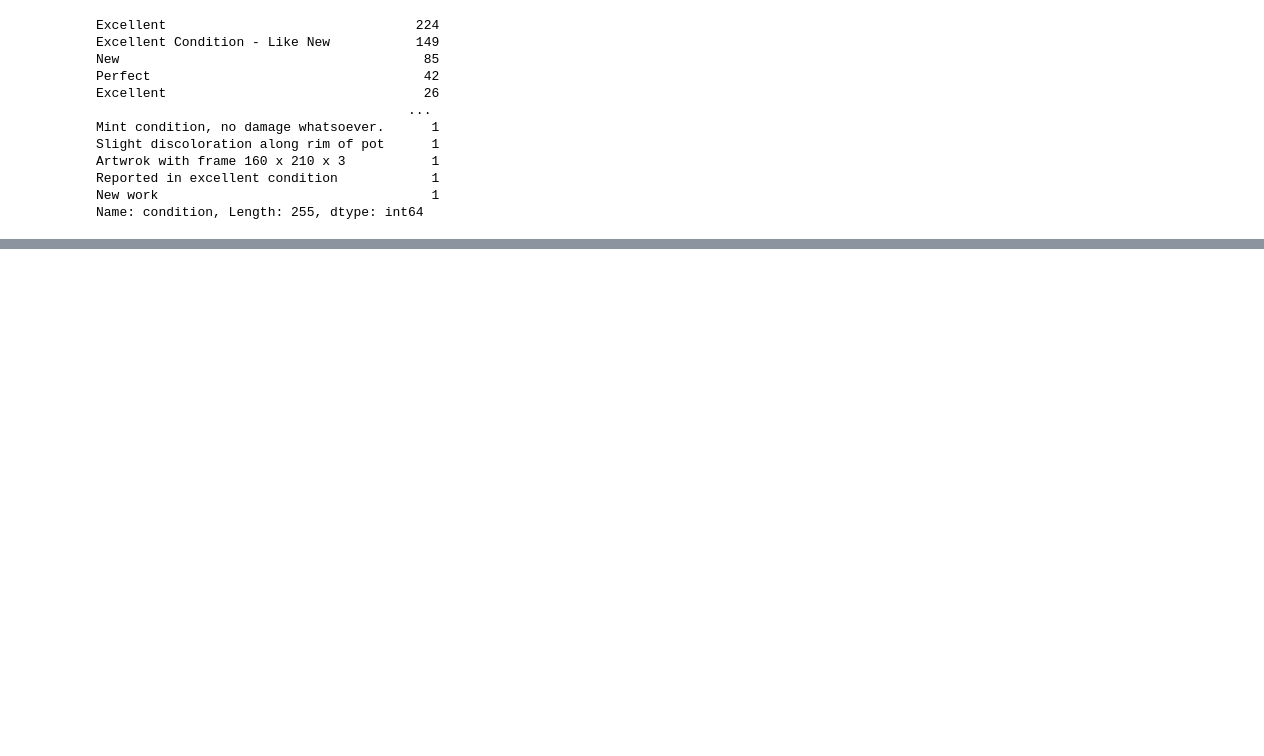
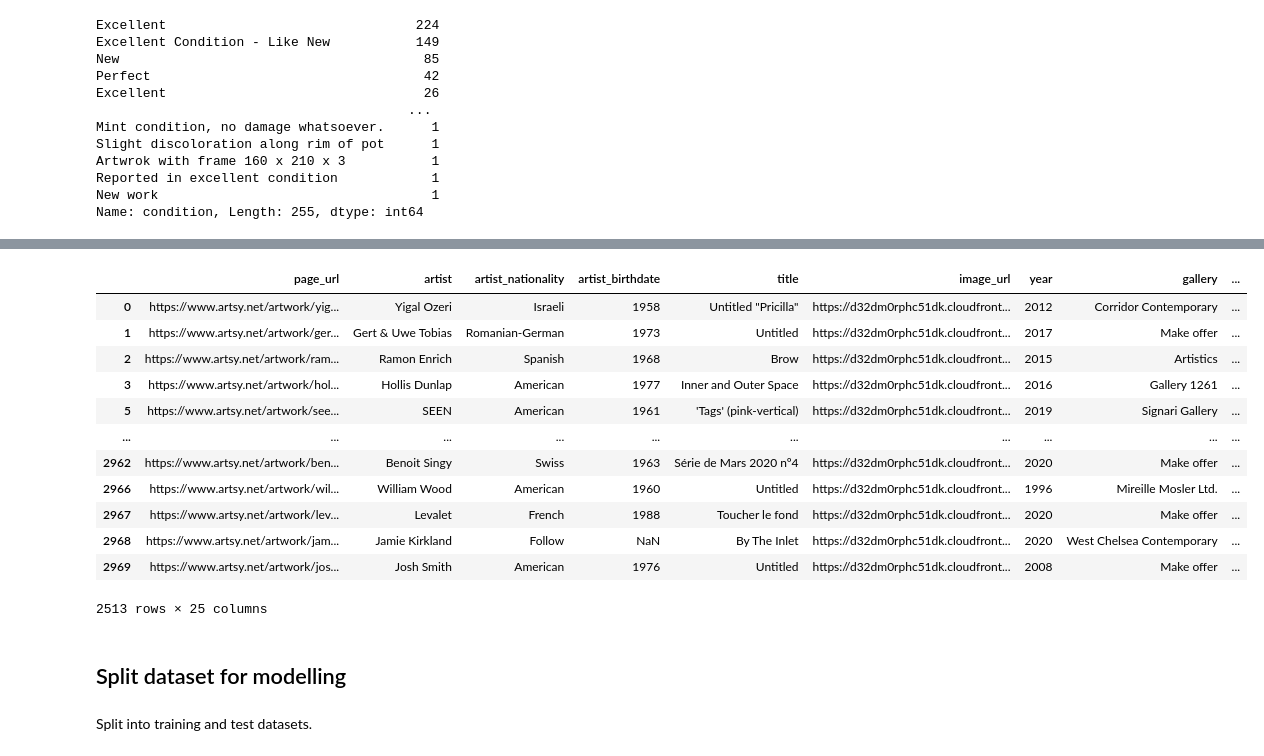
Before and after one commit to studioljw/ArtsyCollector, a Jupyter notebook: artsy_model.ipynb, the cells around one changed output, grey strips where cells are left out. Saved outputs shown, nothing was run; the diff lists cells and outputs as text; code cells hidden in the pictures; blank space fills up the shorter version.

```diff
--- a/artsy_model.ipynb
+++ b/artsy_model.ipynb
@@ -563,8 +564,8 @@ def rateUniqueness(entry):
     else:
         return False
 
-artsy_listings['isUnique'] = artsy_listings['classification'].apply(rateUniqueness)
-print(artsy_listings['isUnique'].dtype)
+artsy_listings['unique'] = artsy_listings['classification'].apply(rateUniqueness)
+print(artsy_listings['unique'].dtype)
 # %% [output]
 bool
 # %% [markdown]
@@ -635,0 +631,24 @@ def rateSignature(entry):
+# %%
+def rateSignature(entry):
+    signature_types = ["hand-signed", "signed"]
+    non_signature_types = ["not signed", "unsigned"]
+
+    if type(entry) == float:
+        return "unknown"
+    elif any(([True if category in entry.lower() else False for category in signature_types])) and not any(([True if category in entry.lower() else False for category in non_signature_types])):
+        return "signed"
+    elif "stamped" in entry.lower() or "stamp" in entry.lower():
+        return "stamped"
+    elif "sticker" in entry.lower():
+        return "sticker"
+    elif "certificate" in entry.lower():
+        return "certificate"
+    elif any(([True if category in entry.lower() else False for category in non_signature_types])):
+        return "unsigned"
+    else:
+        return "other mark"
+
+artsy_listings['artist_mark'] = artsy_listings['signed'].apply(rateSignature)
+artsy_listings['artist_mark'] = artsy_listings['artist_mark'].astype("category")
+
+print(artsy_listings['artist_mark'].dtype)
@@ -637,0 +704,9 @@ def rateSignature(entry):
+# %%
+def rateAuthentication(entry):
+    if type(entry) == str and entry.lower() == "included":
+        return True
+    else:
+        return False
+
+artsy_listings['authenticated'] = artsy_listings['authenticated'].apply(rateAuthentication)
+print(artsy_listings['authenticated'].dtype)
@@ -639,0 +740,4 @@ def rateSignature(entry):
+# %%
+artsy_listings['framed'] = artsy_listings['framed'].apply(lambda x: False if x.lower() == "not included" else True)
+
+print(artsy_listings['framed'].dtype)
@@ -666,0 +820,21 @@ with pd.option_context('display.max_rows', None, 'display.max_columns', None):
+# %%
+artsy_listings_cleaned = artsy_listings[['title', 'year', 'medium', 'area', 'volume', 'unique', 'artist_mark', 'authenticated', 'framed']]
+display(artsy_listings)
+# %% [output]
+|  | page_url | artist | artist_nationality | artist_birthdate | title | image_url | year | gallery | ... |
+| 0 | https://www.artsy.net/artwork/yig... | Yigal Ozeri | Israeli | 1958 | Untitled "Pricilla" | https://d32dm0rphc51dk.cloudfront... | 2012 | Corridor Contemporary | ... |
+| 1 | https://www.artsy.net/artwork/ger... | Gert & Uwe Tobias | Romanian-German | 1973 | Untitled | https://d32dm0rphc51dk.cloudfront... | 2017 | Make offer | ... |
+| 2 | https://www.artsy.net/artwork/ram... | Ramon Enrich | Spanish | 1968 | Brow | https://d32dm0rphc51dk.cloudfront... | 2015 | Artistics | ... |
+| 3 | https://www.artsy.net/artwork/hol... | Hollis Dunlap | American | 1977 | Inner and Outer Space | https://d32dm0rphc51dk.cloudfront... | 2016 | Gallery 1261 | ... |
+| 5 | https://www.artsy.net/artwork/see... | SEEN | American | 1961 | 'Tags' (pink-vertical) | https://d32dm0rphc51dk.cloudfront... | 2019 | Signari Gallery | ... |
+| ... | ... | ... | ... | ... | ... | ... | ... | ... | ... |
+| 2962 | https://www.artsy.net/artwork/ben... | Benoit Singy | Swiss | 1963 | Série de Mars 2020 nº4 | https://d32dm0rphc51dk.cloudfront... | 2020 | Make offer | ... |
+| 2966 | https://www.artsy.net/artwork/wil... | William Wood | American | 1960 | Untitled | https://d32dm0rphc51dk.cloudfront... | 1996 | Mireille Mosler Ltd. | ... |
+| 2967 | https://www.artsy.net/artwork/lev... | Levalet | French | 1988 | Toucher le fond | https://d32dm0rphc51dk.cloudfront... | 2020 | Make offer | ... |
+| 2968 | https://www.artsy.net/artwork/jam... | Jamie Kirkland | Follow | NaN | By The Inlet | https://d32dm0rphc51dk.cloudfront... | 2020 | West Chelsea Contemporary | ... |
+| 2969 | https://www.artsy.net/artwork/jos... | Josh Smith | American | 1976 | Untitled | https://d32dm0rphc51dk.cloudfront... | 2008 | Make offer | ... |
+2513 rows × 25 columns
+# %% [markdown]
+## Split dataset for modelling
+# %% [markdown]
+Split into training and test datasets.
```
Also changed, not shown: parts of 18 cells of this notebook.
